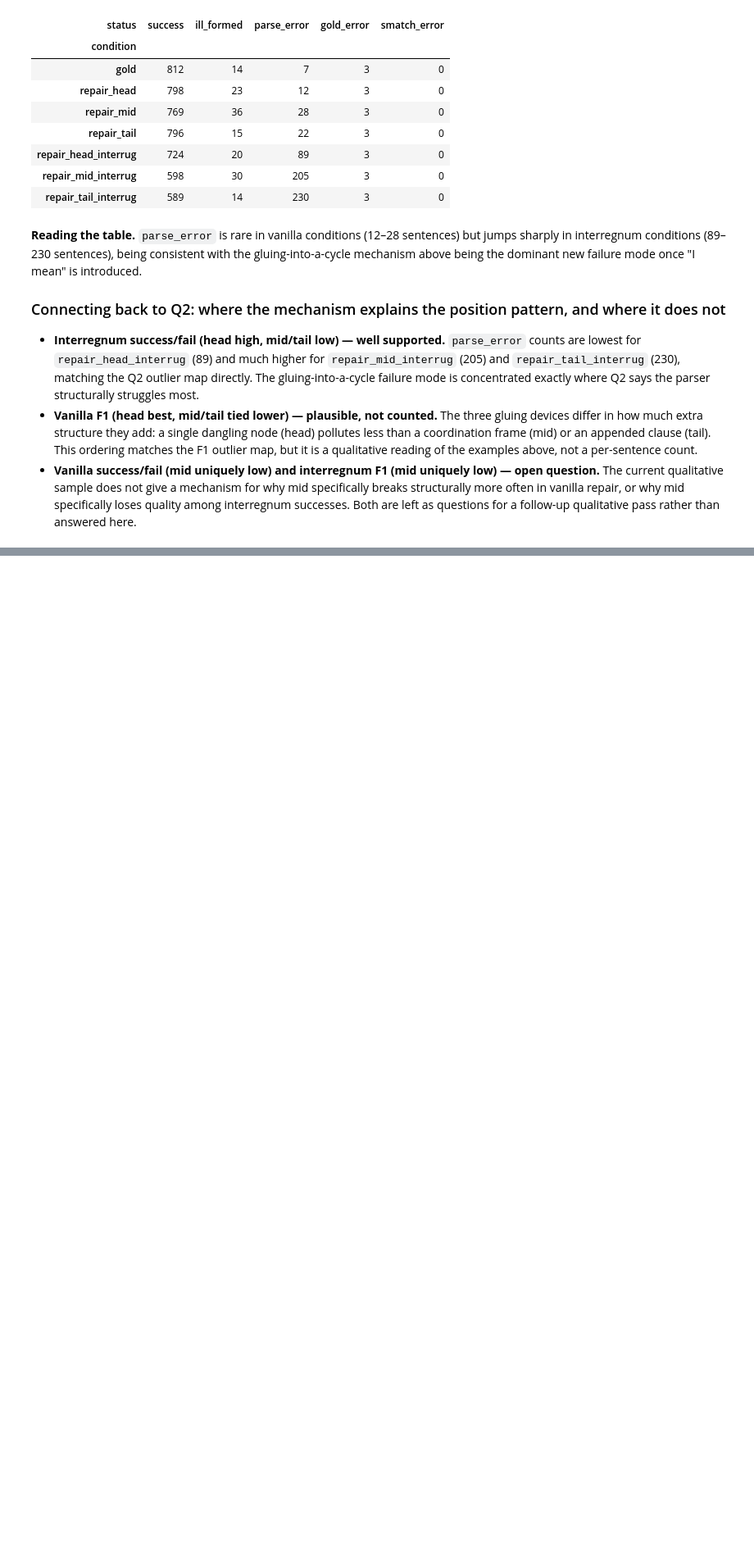
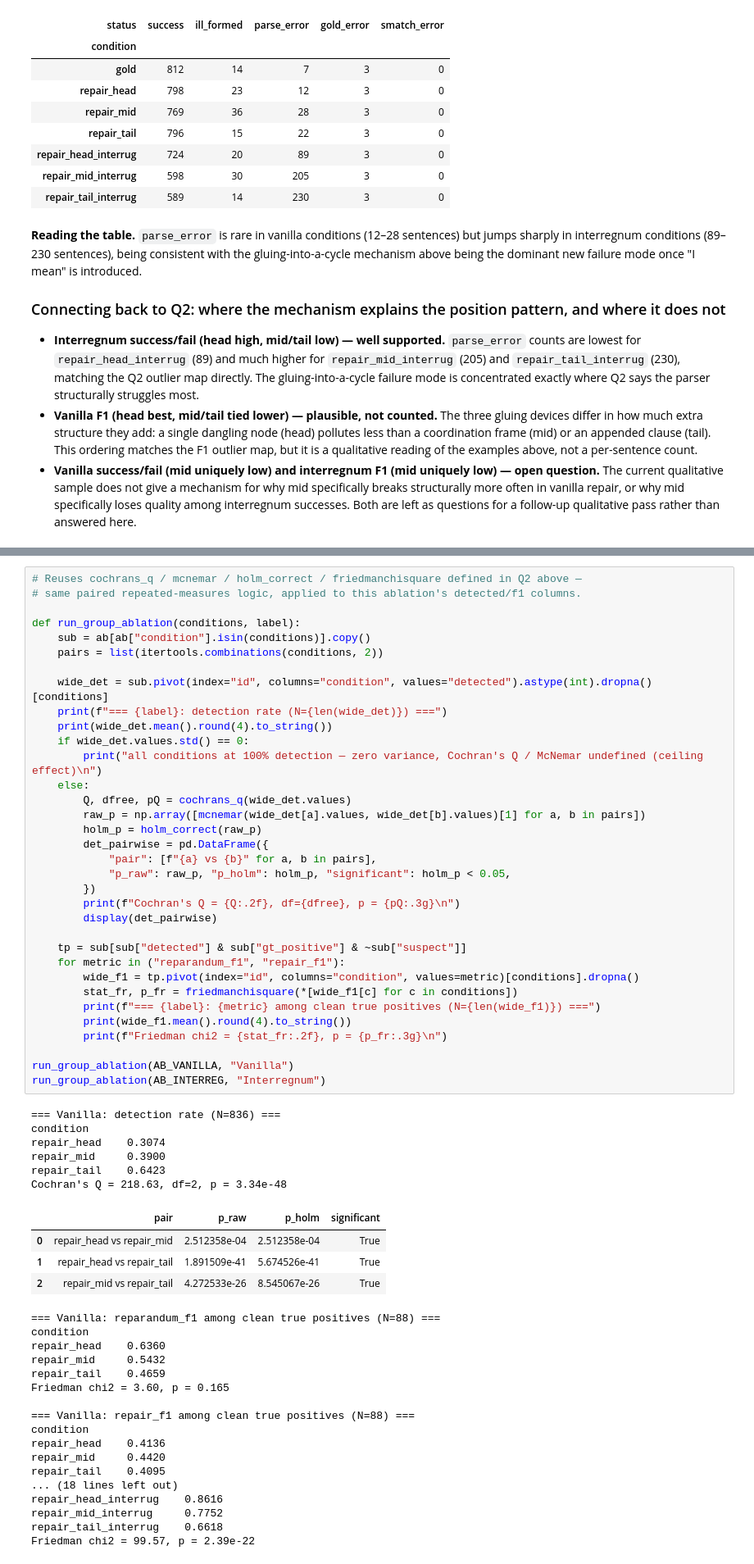
Before and after one commit to hongxuzhou/lct_master_project, a Jupyter notebook: colloquium_prep/pilot_eval/v2_pilot_eval_run/analysis/pilot_report.ipynb, the cells around one changed output, grey strips where cells are left out. Shown at 82% size. Cells and saved outputs as stored; diff of their text form; blank space fills up the shorter version.

```diff
--- a/colloquium_prep/pilot_eval/v2_pilot_eval_run/analysis/pilot_report.ipynb
+++ b/colloquium_prep/pilot_eval/v2_pilot_eval_run/analysis/pilot_report.ipynb
@@ -402,3 +505,65 @@ status_counts
+# %%
+# Reuses cochrans_q / mcnemar / holm_correct / friedmanchisquare defined in Q2 above —
+# same paired repeated-measures logic, applied to this ablation's detected/f1 columns.
+
+def run_group_ablation(conditions, label):
+    sub = ab[ab["condition"].isin(conditions)].copy()
+    pairs = list(itertools.combinations(conditions, 2))
+
+    wide_det = sub.pivot(index="id", columns="condition", values="detected").astype(int).dropna()[conditions]
+    print(f"=== {label}: detection rate (N={len(wide_det)}) ===")
+    print(wide_det.mean().round(4).to_string())
+    if wide_det.values.std() == 0:
+        print("all conditions at 100% detection — zero variance, Cochran's Q / McNemar undefined (ceiling effect)\n")
+    else:
+        Q, dfree, pQ = cochrans_q(wide_det.values)
+        raw_p = np.array([mcnemar(wide_det[a].values, wide_det[b].values)[1] for a, b in pairs])
+        holm_p = holm_correct(raw_p)
+        det_pairwise = pd.DataFrame({
+            "pair": [f"{a} vs {b}" for a, b in pairs],
+            "p_raw": raw_p, "p_holm": holm_p, "significant": holm_p < 0.05,
+        })
+        print(f"Cochran's Q = {Q:.2f}, df={dfree}, p = {pQ:.3g}\n")
+        display(det_pairwise)
+
+    tp = sub[sub["detected"] & sub["gt_positive"] & ~sub["suspect"]]
+    for metric in ("reparandum_f1", "repair_f1"):
+        wide_f1 = tp.pivot(index="id", columns="condition", values=metric)[conditions].dropna()
+        stat_fr, p_fr = friedmanchisquare(*[wide_f1[c] for c in conditions])
+        print(f"=== {label}: {metric} among clean true positives (N={len(wide_f1)}) ===")
+        print(wide_f1.mean().round(4).to_string())
+        print(f"Friedman chi2 = {stat_fr:.2f}, p = {p_fr:.3g}\n")
+
+run_group_ablation(AB_VANILLA, "Vanilla")
+run_group_ablation(AB_INTERREG, "Interregnum")
+# %% [output]
+=== Vanilla: detection rate (N=836) ===
+condition
+repair_head    0.3074
+repair_mid     0.3900
+repair_tail    0.6423
+Cochran's Q = 218.63, df=2, p = 3.34e-48
+|  | pair | p_raw | p_holm | significant |
+| 0 | repair_head vs repair_mid | 2.512358e-04 | 2.512358e-04 | True |
+| 1 | repair_head vs repair_tail | 1.891509e-41 | 5.674526e-41 | True |
+| 2 | repair_mid vs repair_tail | 4.272533e-26 | 8.545067e-26 | True |
+=== Vanilla: reparandum_f1 among clean true positives (N=88) ===
+condition
+repair_head    0.6360
+repair_mid     0.5432
+repair_tail    0.4659
+Friedman chi2 = 3.60, p = 0.165
+
+=== Vanilla: repair_f1 among clean true positives (N=88) ===
+condition
+repair_head    0.4136
+repair_mid     0.4420
+repair_tail    0.4095
+... (18 lines left out)
+repair_head_interrug    0.8616
+repair_mid_interrug     0.7752
+repair_tail_interrug    0.6618
+Friedman chi2 = 99.57, p = 2.39e-22
 # %% [markdown]
 ## Limitations
 
```
Also changed, not shown: parts of 6 cells of this notebook, 1 other file.
